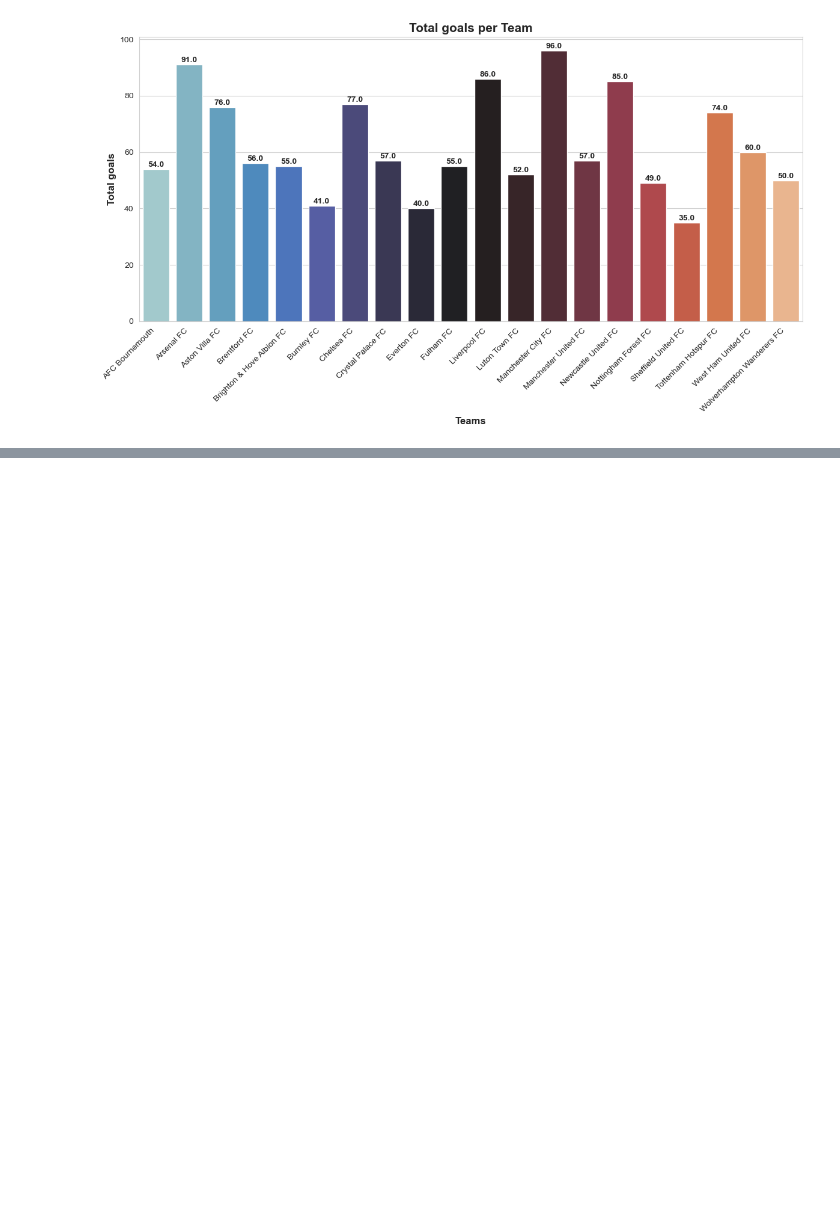
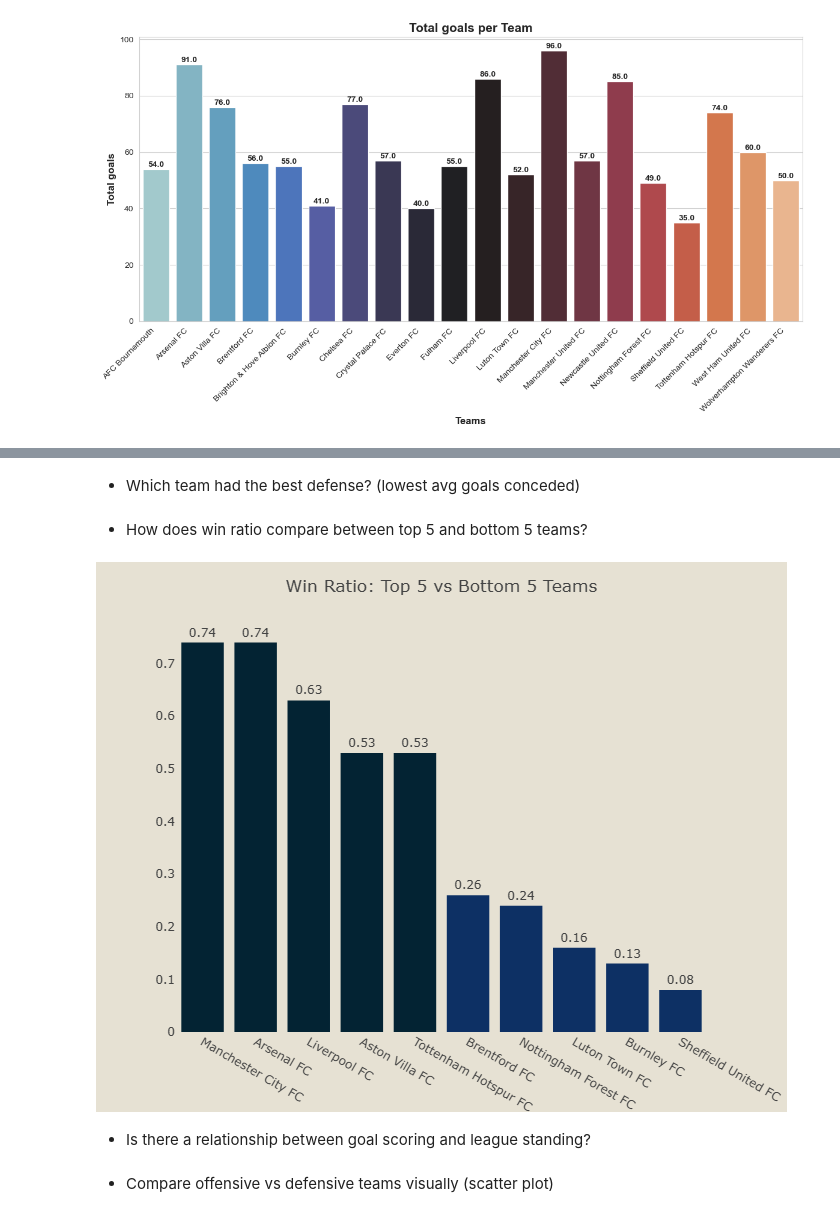
Before and after one commit to EmmaChris50/premierleague-stats-tracker, a Jupyter notebook: notebooks/eda.ipynb, the cells around one changed output, grey strips where cells are left out. Drawn from its saved outputs; the diff is of its cells as text; code cells hidden in the pictures; blank space fills up the shorter version.

```diff
--- a/notebooks/eda.ipynb
+++ b/notebooks/eda.ipynb
@@ -41,0 +16,5 @@ memory usage: 29.8+ KB
+# %%
+#import the team data
+team_stats = pd.read_csv('../data/team_stats(raw)_20250723_013940.csv')
+#convert team id to str
+team_stats['team_id']= team_stats['team_id'].astype(str)
@@ -58,0 +45,6 @@ matches_df.head()
+# %%
+team_stats['win_ratio'] = (team_stats['wins'] / team_stats['games_played']).round(2)
+team_stats['loss_ratio'] = (team_stats['losses'] / team_stats['games_played']).round(2)
+team_stats['points_per_game'] = (team_stats['points'] / team_stats['games_played']).round(2)
+team_stats['avg_goals_scored'] = (team_stats['goalsFor'] / team_stats['games_played']).round(2)
+team_stats['avg_goals_conceded'] = (team_stats['goals_against'] / team_stats['games_played']).round(2)
@@ -249,0 +326,2 @@ plt.show()
+# %% [markdown]
+- Which team had the best defense? (lowest avg goals conceded)
@@ -249,0 +332,41 @@ plt.show()
+# %% [markdown]
+- How does win ratio compare between top 5 and bottom 5 teams?
+# %%
+
+
+teams_sorted = team_stats.sort_values(by='points', ascending=False)
+
+# Top and bottom 5
+top_5 = teams_sorted.head(5)
+bottom_5 = teams_sorted.tail(5)
+
+# Combine for comparison
+compare_df = pd.concat([top_5, bottom_5])
+compare_df['Tier'] = ['Top 5'] * 5 + ['Bottom 5'] * 5
+
+# Bar plot
+fig = px.bar(
+    compare_df,
+    x='team_name',
+    y='win_ratio',
+    color='Tier',
+    text='win_ratio',
+    width= 1100,
+    height= 550,
+    color_discrete_sequence=px.colors.sequential.thermal
+    )
+
+fig.update_traces(textposition='outside')
+fig.update_layout(
+    title={'text':'Win Ratio: Top 5 vs Bottom 5 Teams', 'x':0.5, 'xanchor': 'center'},
+    xaxis=dict(title='', showgrid=False, zeroline=False),
+    yaxis=dict(title='', showgrid=False, zeroline=False),
+    plot_bgcolor='#E6E1D3',
+    showlegend=False,
+    paper_bgcolor='#E6E1D3',
+)
+fig.show()
+# %% [output]
+[figure, added]
+# %% [markdown]
+- Is there a relationship between goal scoring and league standing?
@@ -249,0 +432,2 @@ plt.show()
+# %% [markdown]
+- Compare offensive vs defensive teams visually (scatter plot)
```
Also changed, not shown: parts of 53 cells of this notebook, 9 other files.
